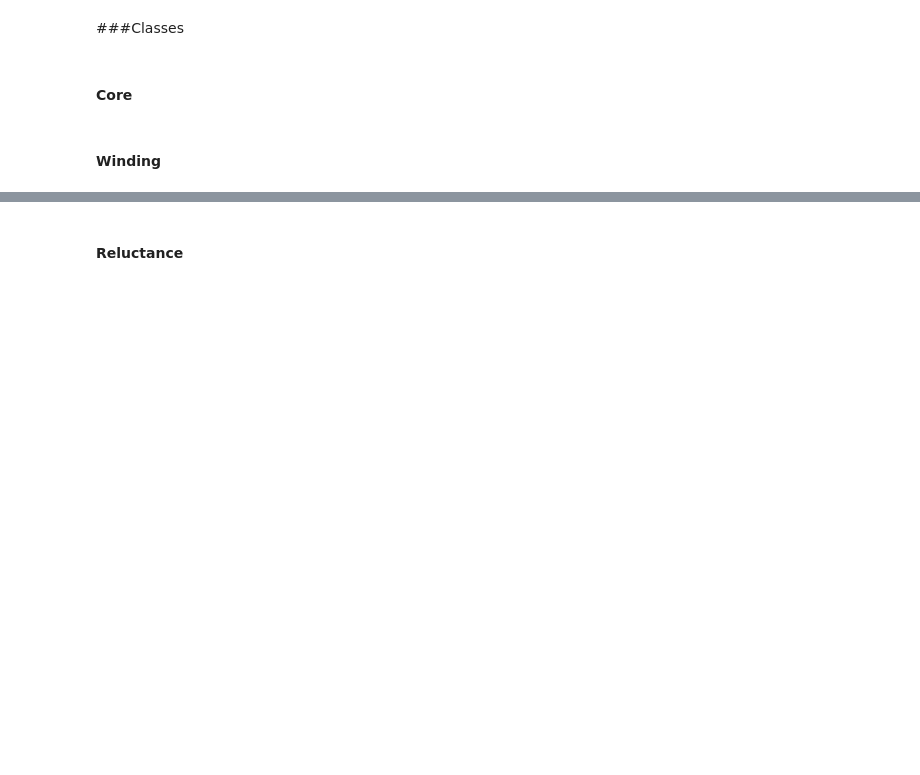
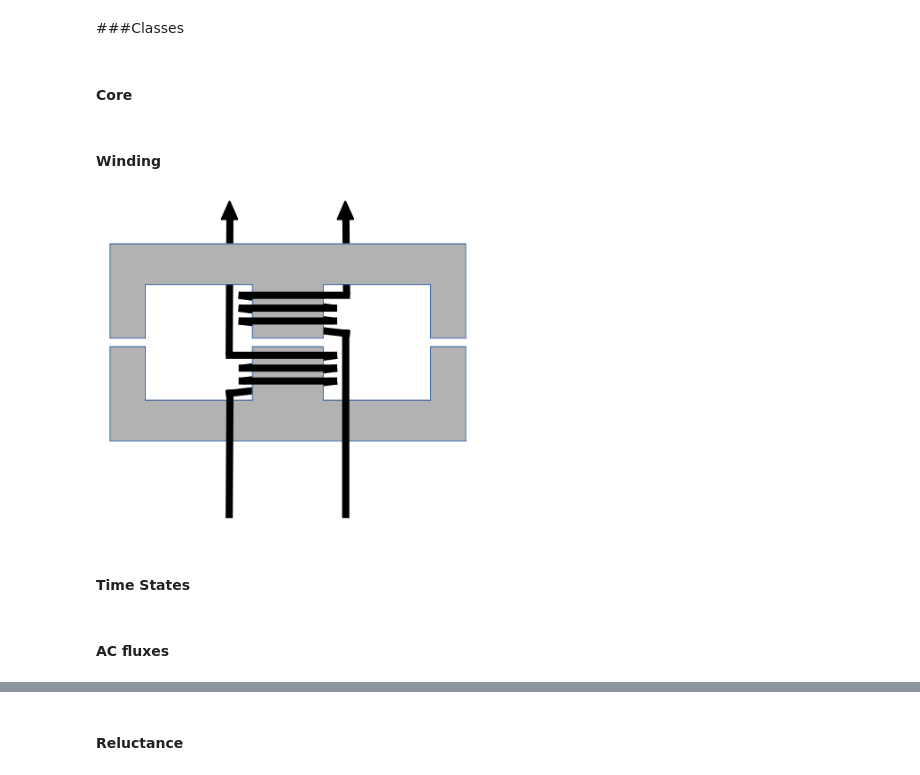
Before and after one commit to grkidwell/Integrated_magnetic, a Jupyter notebook: 48V_integratedmagnetic.ipynb, the cells around one changed output, grey strips where cells are left out. Saved outputs shown, nothing was run; the diff lists cells and outputs as text; code cells hidden in the pictures; blank space fills up the shorter version.

```diff
--- a/48V_integratedmagnetic.ipynb
+++ b/48V_integratedmagnetic.ipynb
@@ -42,7 +73,13 @@ class PQcore:
             'BE':self.core_geometry['height'] - self.gap_lengths['BE']}
 # %% [markdown]
 #### Winding
+# %%
+Image('Integrated_magnetic/autotransformer.PNG', width=400)
+# %% [output]
+[figure, added]
 # %%
 class Winding:
     def __init__(self, turns):
         self.turns=turns
+# %% [markdown]
+#### Time States
@@ -48,0 +108,2 @@ class Winding:
+# %% [markdown]
+#### AC fluxes
```
Also changed, not shown: parts of 38 cells of this notebook.
